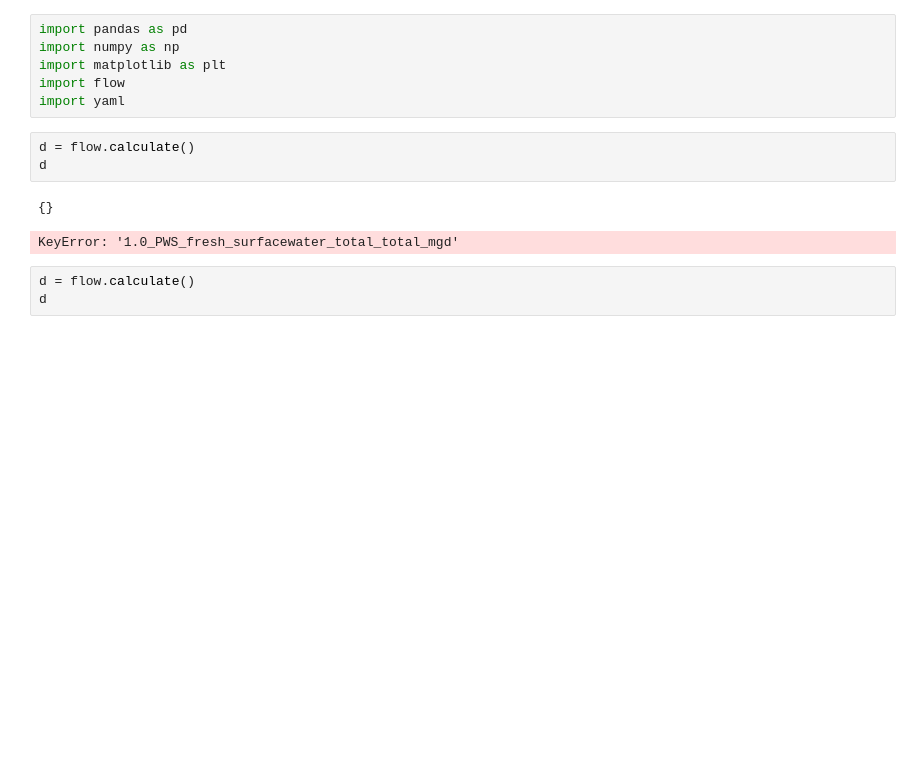
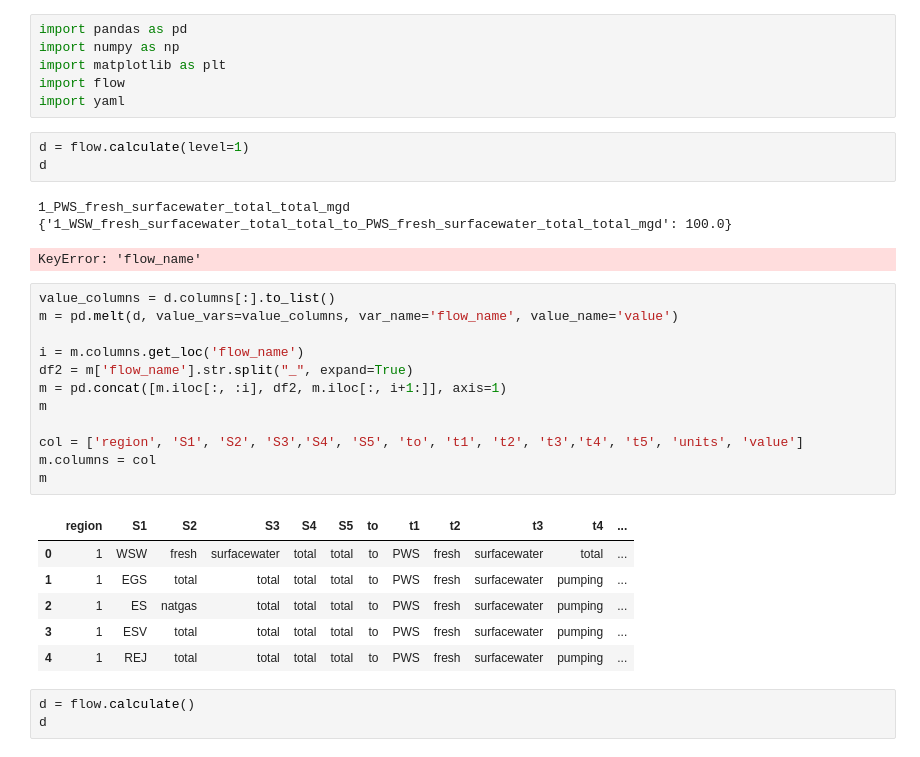
Before and after one commit to pnnl/interflow, a Jupyter notebook: flow_notebook.ipynb, the cells around one changed output. Drawn from its saved outputs; the diff is of its cells as text; blank space fills up the shorter version.

```diff
--- a/flow_notebook.ipynb
+++ b/flow_notebook.ipynb
@@ -7,11 +7,31 @@ import matplotlib as plt
 import flow
 import yaml
 # %%
-d = flow.calculate()
+d = flow.calculate(level=1)
 d
 # %% [output]
-{}
+1_PWS_fresh_surfacewater_total_total_mgd
+{'1_WSW_fresh_surfacewater_total_total_to_PWS_fresh_surfacewater_total_total_mgd': 100.0}
-KeyError: '1.0_PWS_fresh_surfacewater_total_total_mgd'
+KeyError: 'flow_name'
+# %%
+value_columns = d.columns[:].to_list()
+m = pd.melt(d, value_vars=value_columns, var_name='flow_name', value_name='value')
+
+i = m.columns.get_loc('flow_name')
+df2 = m['flow_name'].str.split("_", expand=True)
+m = pd.concat([m.iloc[:, :i], df2, m.iloc[:, i+1:]], axis=1)
+m
+
+col = ['region', 'S1', 'S2', 'S3','S4', 'S5', 'to', 't1', 't2', 't3','t4', 't5', 'units', 'value']
+m.columns = col
+m
+# %% [output]
+|  | region | S1 | S2 | S3 | S4 | S5 | to | t1 | t2 | t3 | t4 | ... |
+| 0 | 1 | WSW | fresh | surfacewater | total | total | to | PWS | fresh | surfacewater | total | ... |
+| 1 | 1 | EGS | total | total | total | total | to | PWS | fresh | surfacewater | pumping | ... |
+| 2 | 1 | ES | natgas | total | total | total | to | PWS | fresh | surfacewater | pumping | ... |
+| 3 | 1 | ESV | total | total | total | total | to | PWS | fresh | surfacewater | pumping | ... |
+| 4 | 1 | REJ | total | total | total | total | to | PWS | fresh | surfacewater | pumping | ... |
 # %%
 d = flow.calculate()
 d
```
Also changed, not shown: 4 other files.
